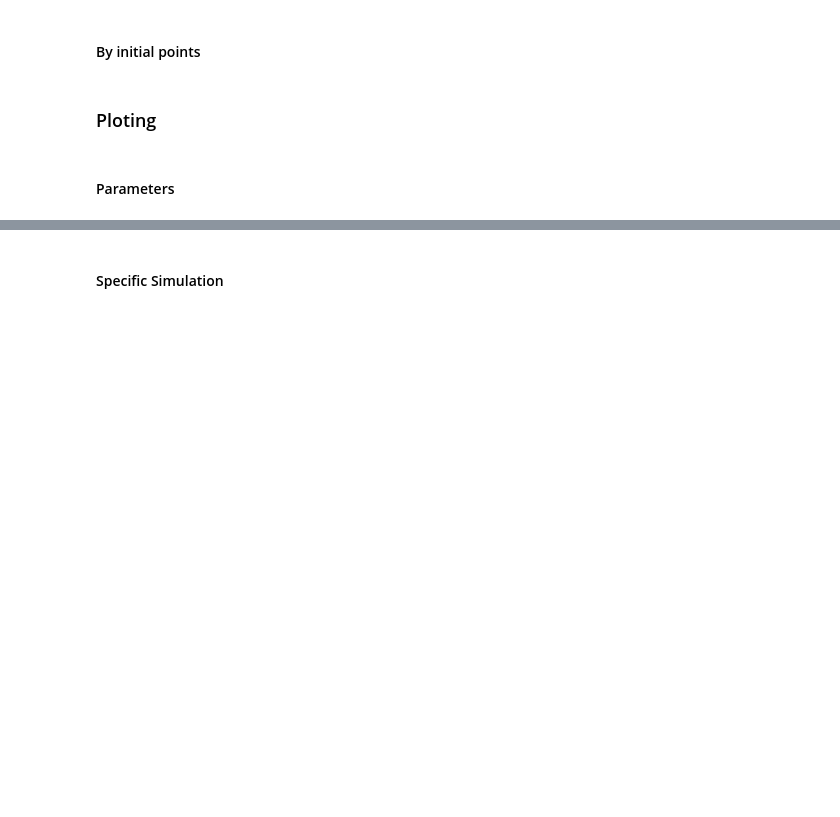
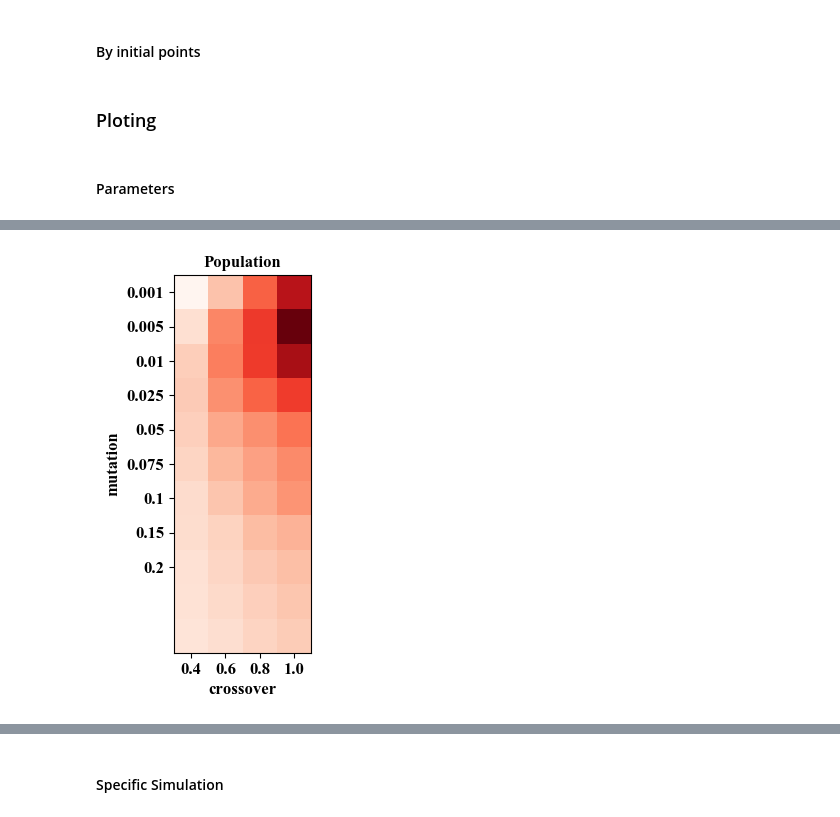
Before and after one commit to gisslab/pa-multiobjective, a Jupyter notebook: PA-Multiobjective-static/AP-ga-simulations.ipynb, the cells around one changed output, grey strips where cells are left out. Saved outputs shown, nothing was run; the diff lists cells and outputs as text; code cells hidden in the pictures; blank space fills up the shorter version.

```diff
--- a/PA-Multiobjective-static/AP-ga-simulations.ipynb
+++ b/PA-Multiobjective-static/AP-ga-simulations.ipynb
@@ -298,29 +363,31 @@ plt.savefig("./reports/hv_comparison_per_10000_h50_cross_mut.pdf")
 # %%
 #population
 
 plt.figure(figsize=(weight, height), dpi=density)
 
 maxim_pop = max(db_params['final_pop'])
-matrix =[[maxim_hv-np.average(db_params[(cr==db_params['cross']) & (mu == db_params['mut'])]['final_pop'])
+matrix =[[maxim_pop-np.average(db_params[(cr==db_params['cross']) & (mu == db_params['mut'])]['final_pop'])
           for cr in db_params['cross'].unique()] for mu in db_params['mut'].unique()]
 
 
 color_map = plt.imshow(matrix)
 color_map.set_cmap("Reds_r")
 ax = plt.gca()
 ax.set_xticks([0,1,2,3])
 ax.set_xticklabels(cross_list)
-ax.set_yticks([0,1,2,3,4])
+ax.set_yticks([0,1,2,3,4,5,6,7,8])
 ax.set_yticklabels(muts_list)
 
 ax.set_ylabel('mutation', fontsize = 12)
 ax.set_xlabel('crossover', fontsize = 12)
 ax.set_title('Population')
 
 plt.gcf().subplots_adjust(left=0.18)
-plt.savefig("./reports/pop_comparison_per_10000_h50_cross_mut.pdf")
+plt.savefig("./reports/pop_comparison_per_1000_h50_cross_mut_2021.pdf")
 # print(matrix)
 # print(matrix_pos)
+# %% [output]
+[figure, added]
 # %%
 # Important stistics
 
```
Also changed, not shown: parts of 15 cells of this notebook.
